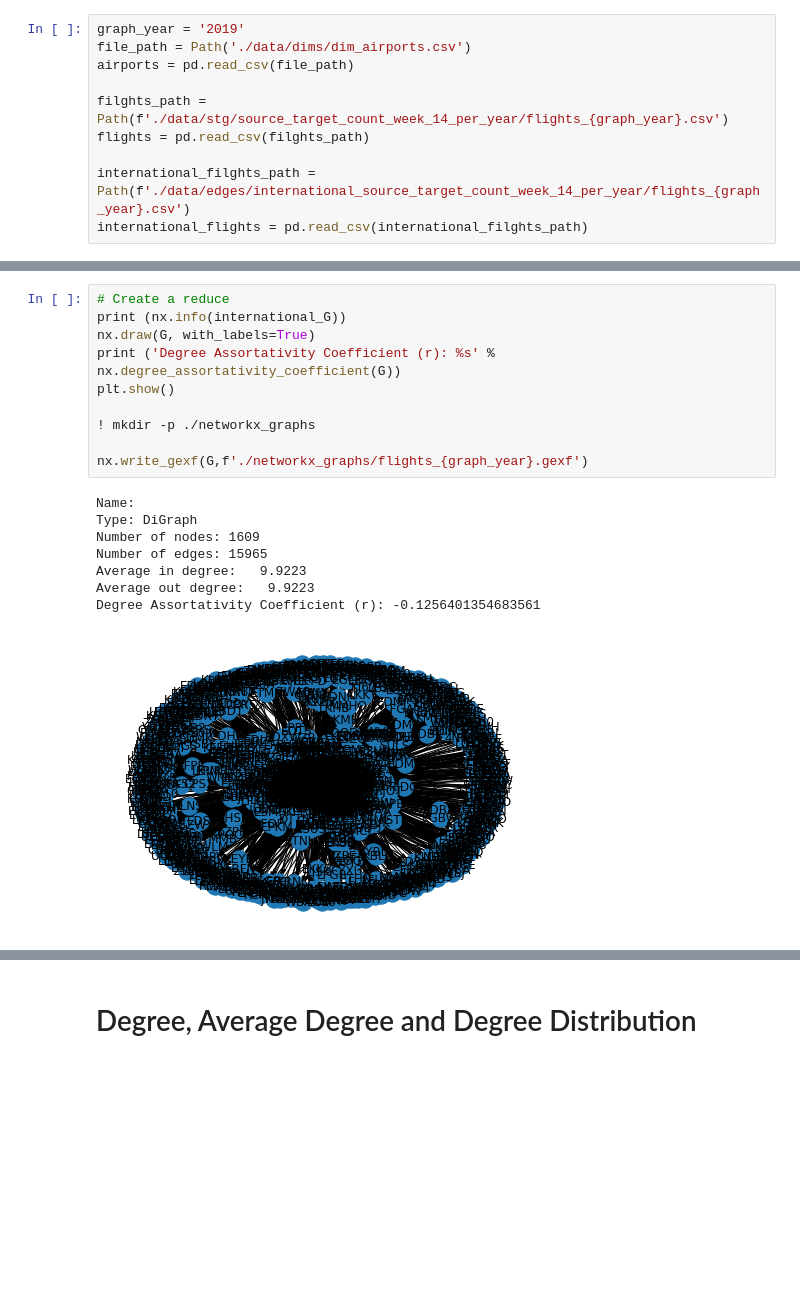
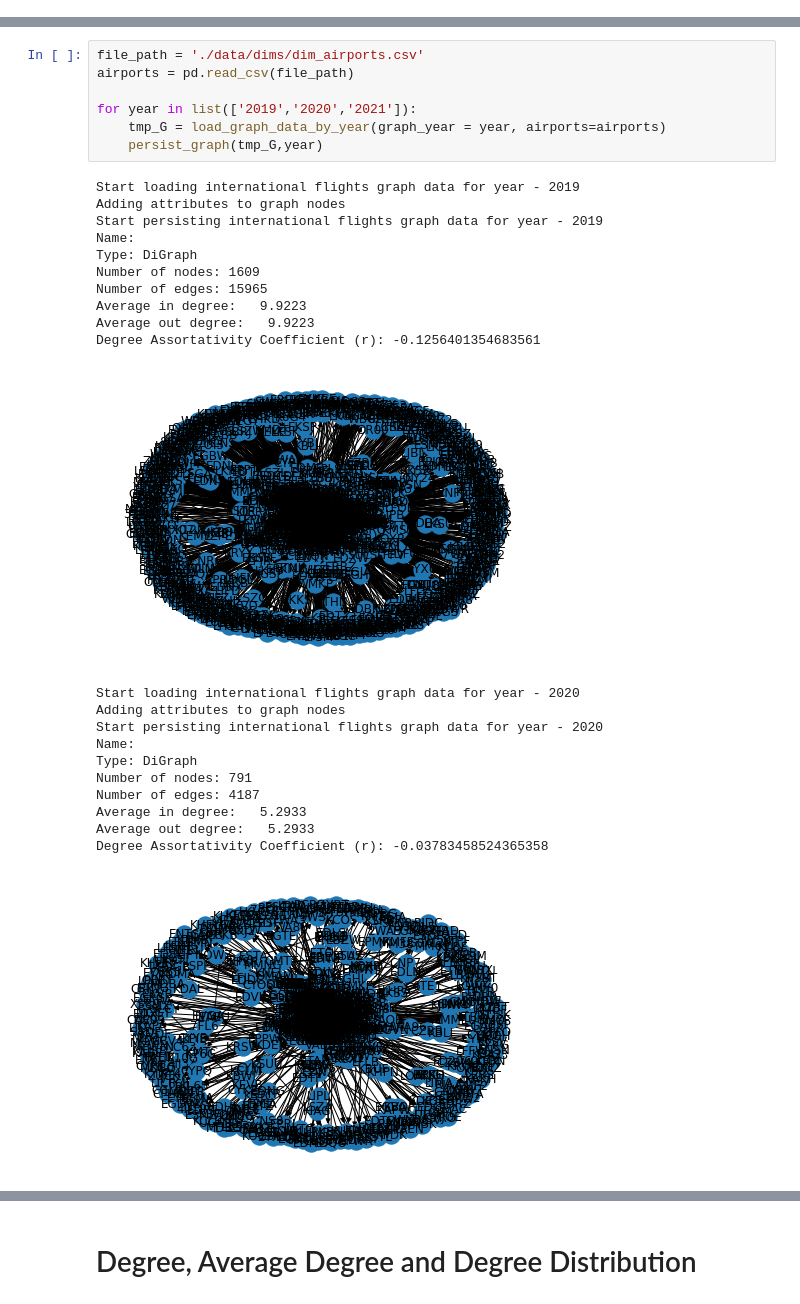
Before and after one commit to yossibatash/tau-network-science, a Jupyter notebook: 11_create_graphs_for_gephi.ipynb, the cells around one changed output, grey strips where cells are left out. Cells and saved outputs as stored; diff of their text form; blank space fills up the shorter version.

Commit message:
Created 3 new graphs countries level

```diff
--- a/11_create_graphs_for_gephi.ipynb
+++ b/11_create_graphs_for_gephi.ipynb
@@ -24,11 +26 @@ from scipy.optimize import curve_fit
-# %%
-graph_year = '2019'
-file_path = Path('./data/dims/dim_airports.csv')
-airports = pd.read_csv(file_path)
-
-filghts_path = Path(f'./data/stg/source_target_count_week_14_per_year/flights_{graph_year}.csv')
-flights = pd.read_csv(filghts_path)
-
-international_filghts_path = Path(f'./data/edges/international_source_target_count_week_14_per_year/flights_{graph_year}.csv')
-international_flights = pd.read_csv(international_filghts_path)
 # %%
@@ -68,19 +60,30 @@ for index, row in airports.iterrows():
-# %%
-# Create a reduce
-print (nx.info(international_G))
-nx.draw(G, with_labels=True)
-print ('Degree Assortativity Coefficient (r): %s' % nx.degree_assortativity_coefficient(G))
-plt.show()
-
-! mkdir -p ./networkx_graphs
-
-nx.write_gexf(G,f'./networkx_graphs/flights_{graph_year}.gexf')
-# %% [output]
-Name:
-Type: DiGraph
-Number of nodes: 1609
-Number of edges: 15965
-Average in degree:   9.9223
-Average out degree:   9.9223
-Degree Assortativity Coefficient (r): -0.1256401354683561
-[figure, removed]
+# %%
+file_path = './data/dims/dim_airports.csv'
+airports = pd.read_csv(file_path)
+
+for year in list(['2019','2020','2021']):
+    tmp_G = load_graph_data_by_year(graph_year = year, airports=airports)
+    persist_graph(tmp_G,year)
+# %% [output]
+Start loading international flights graph data for year - 2019
+Adding attributes to graph nodes
+Start persisting international flights graph data for year - 2019
+Name:
+Type: DiGraph
+Number of nodes: 1609
+Number of edges: 15965
+Average in degree:   9.9223
+Average out degree:   9.9223
+Degree Assortativity Coefficient (r): -0.1256401354683561
+[figure, added]
+Start loading international flights graph data for year - 2020
+Adding attributes to graph nodes
+Start persisting international flights graph data for year - 2020
+Name:
+Type: DiGraph
+Number of nodes: 791
+Number of edges: 4187
+Average in degree:   5.2933
+Average out degree:   5.2933
+Degree Assortativity Coefficient (r): -0.03783458524365358
+[figure, added]
```
Also changed, not shown: parts of 4 cells of this notebook, 48 other files.
